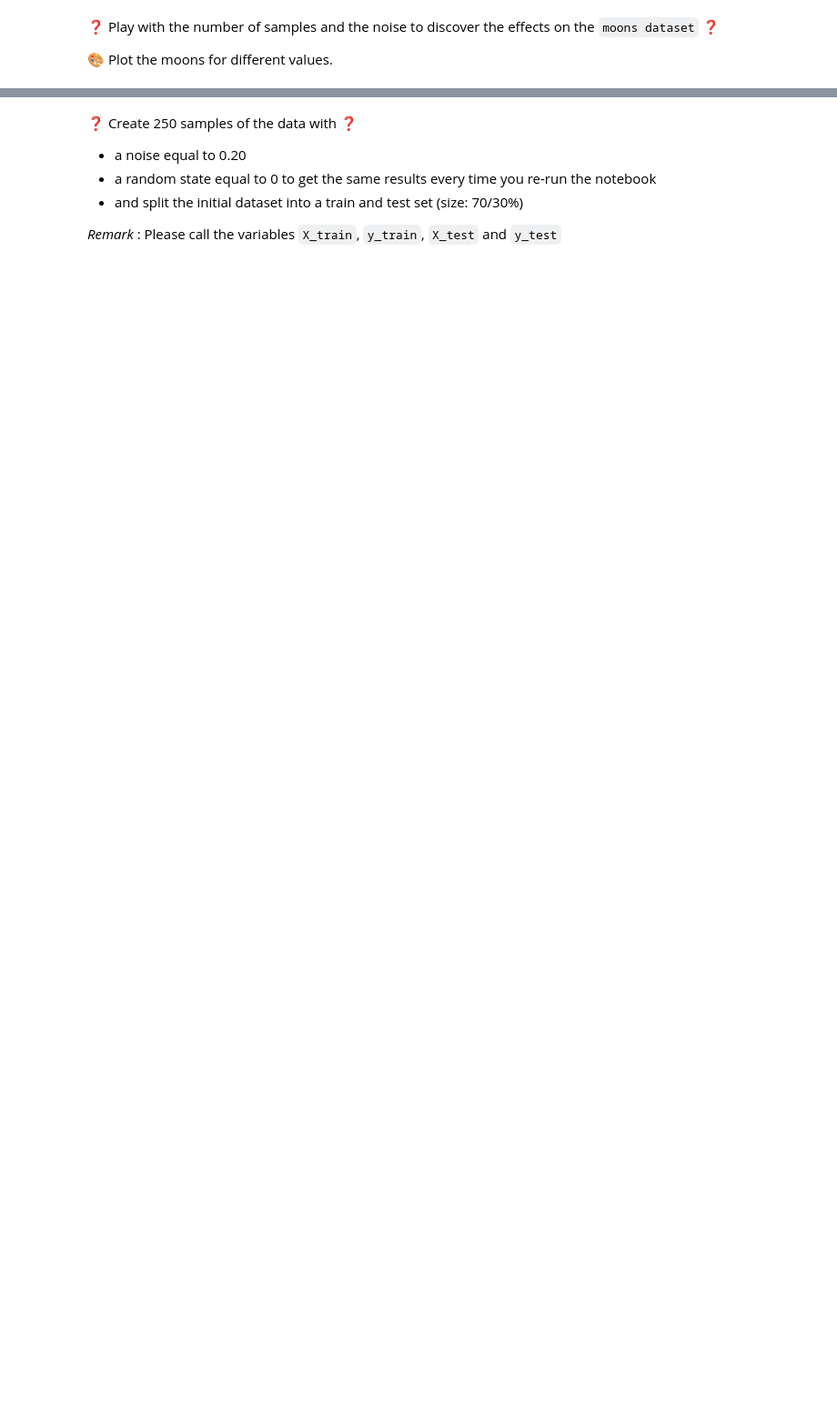
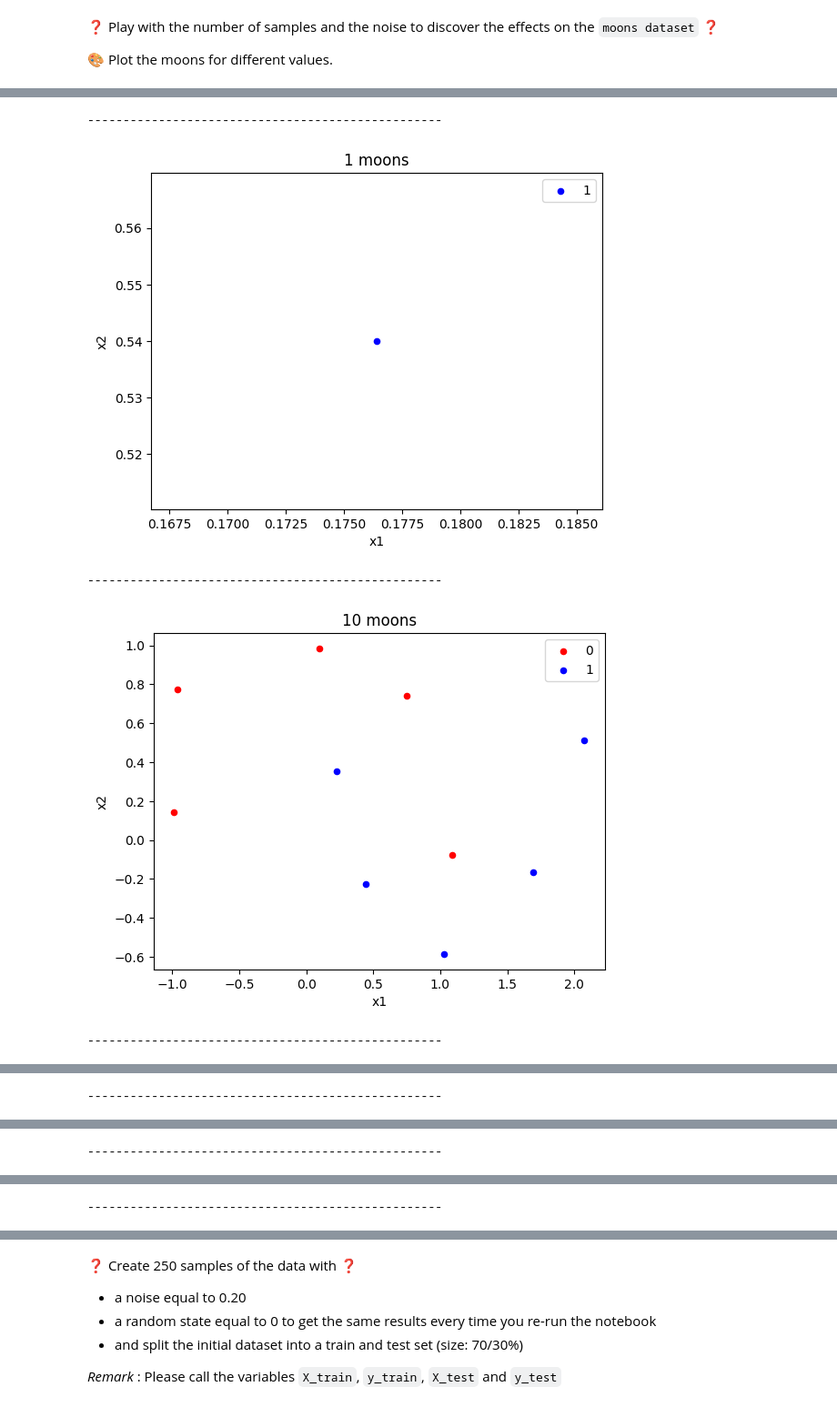
Before and after one commit to sprisajni/data-your-first-neural-network, a Jupyter notebook: your_first_neural_network.ipynb, the cells around one changed output, grey strips where cells are left out. Shown at 91% size. Saved outputs shown, nothing was run; the diff lists cells and outputs as text; code cells hidden in the pictures; blank space fills up the shorter version.

```diff
--- a/your_first_neural_network.ipynb
+++ b/your_first_neural_network.ipynb
@@ -52,0 +80,13 @@ plot_moons(X, y)
+# %%
+# Playing with the number of samples
+
+for n_samples in [1,10,50,100,200,500]:
+    X, y = make_moons(n_samples=n_samples, noise=0.1, random_state=0)
+    print("-"*50)
+    plot_moons(X, y)
+# %% [output]
+--------------------------------------------------
+[figure, added]
+--------------------------------------------------
+[figure, added]
+--------------------------------------------------
@@ -52,0 +94 @@ plot_moons(X, y)
+--------------------------------------------------
@@ -52,0 +96 @@ plot_moons(X, y)
+--------------------------------------------------
@@ -52,0 +98 @@ plot_moons(X, y)
+--------------------------------------------------
```
Also changed, not shown: parts of 43 cells of this notebook.
